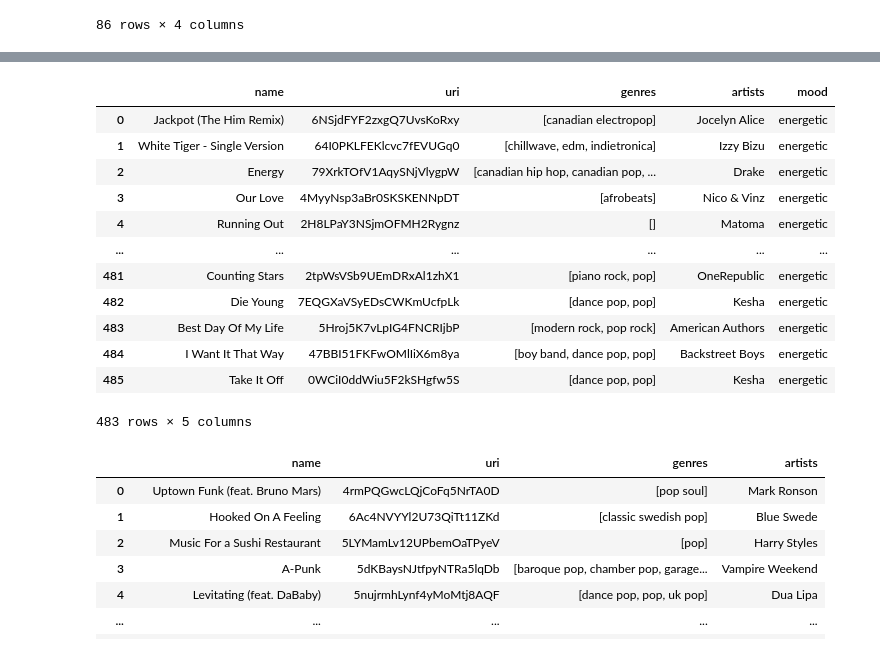
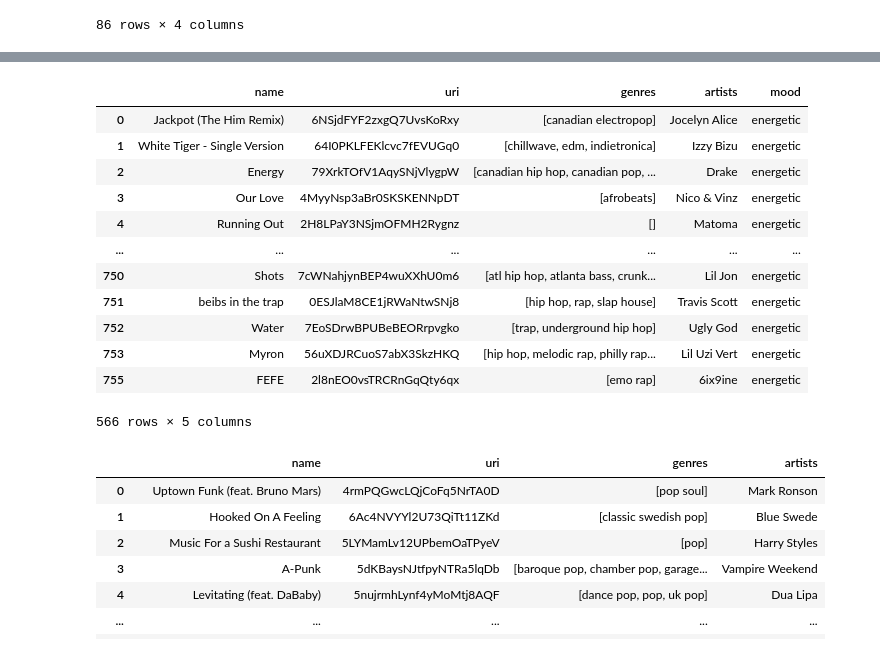
Before and after one commit to chriskontsis/AiTunes, a Jupyter notebook: Reccomender/SongRec.ipynb, the cells around one changed output, grey strips where cells are left out. Cells and saved outputs as stored; diff of their text form; code cells hidden in the pictures.

```diff
--- a/Reccomender/SongRec.ipynb
+++ b/Reccomender/SongRec.ipynb
@@ -78,3 +78,6 @@ energetic_df3
 | 84 | I Want It That Way | 47BBI51FKFwOMlIiX6m8ya | [boy band, dance pop, pop] | Backstreet Boys |
 | 85 | Take It Off | 0WCiI0ddWiu5F2kSHgfw5S | [dance pop, pop] | Kesha |
 86 rows × 4 columns
+# %%
+energetic_df4 = spotify_wrapper.getSongsFromPlaylist('1uWowJCSnkS5mD5gWMCHFM', 'y1ic7wnqarvronavth09u2nj5')
+energetic_df4
@@ -81,22 +98,22 @@ energetic_df3
 # %%
 #Energetic Concanation
-energetic_df = pd.concat([energetic_df, energetic_df2, energetic_df3], ignore_index=True).drop_duplicates(subset=['name'])
+energetic_df = pd.concat([energetic_df, energetic_df2, energetic_df3, energetic_df4], ignore_index=True).drop_duplicates(subset=['name'])
 energetic_df['mood'] = 'energetic'
 energetic_df
 # %% [output]
 |  | name | uri | genres | artists | mood |
 | 0 | Jackpot (The Him Remix) | 6NSjdFYF2zxgQ7UvsKoRxy | [canadian electropop] | Jocelyn Alice | energetic |
 | 1 | White Tiger - Single Version | 64I0PKLFEKlcvc7fEVUGq0 | [chillwave, edm, indietronica] | Izzy Bizu | energetic |
 | 2 | Energy | 79XrkTOfV1AqySNjVlygpW | [canadian hip hop, canadian pop, ... | Drake | energetic |
 | 3 | Our Love | 4MyyNsp3aBr0SKSKENNpDT | [afrobeats] | Nico & Vinz | energetic |
 | 4 | Running Out | 2H8LPaY3NSjmOFMH2Rygnz | [] | Matoma | energetic |
 | ... | ... | ... | ... | ... | ... |
-| 481 | Counting Stars | 2tpWsVSb9UEmDRxAl1zhX1 | [piano rock, pop] | OneRepublic | energetic |
-| 482 | Die Young | 7EQGXaVSyEDsCWKmUcfpLk | [dance pop, pop] | Kesha | energetic |
-| 483 | Best Day Of My Life | 5Hroj5K7vLpIG4FNCRIjbP | [modern rock, pop rock] | American Authors | energetic |
-| 484 | I Want It That Way | 47BBI51FKFwOMlIiX6m8ya | [boy band, dance pop, pop] | Backstreet Boys | energetic |
-| 485 | Take It Off | 0WCiI0ddWiu5F2kSHgfw5S | [dance pop, pop] | Kesha | energetic |
+| 750 | Shots | 7cWNahjynBEP4wuXXhU0m6 | [atl hip hop, atlanta bass, crunk... | Lil Jon | energetic |
+| 751 | beibs in the trap | 0ESJlaM8CE1jRWaNtwSNj8 | [hip hop, rap, slap house] | Travis Scott | energetic |
+| 752 | Water | 7EoSDrwBPUBeBEORrpvgko | [trap, underground hip hop] | Ugly God | energetic |
+| 753 | Myron | 56uXDJRCuoS7abX3SkzHKQ | [hip hop, melodic rap, philly rap... | Lil Uzi Vert | energetic |
+| 755 | FEFE | 2l8nEO0vsTRCRnGqQty6qx | [emo rap] | 6ix9ine | energetic |
-483 rows × 5 columns
+566 rows × 5 columns
 # %%
 happy_df1 = spotify_wrapper.getSongsFromPlaylist('4AnAUkQNrLKlJCInZGSXRO', 'Indiemono')
 happy_df1
```
Also changed, not shown: parts of 9 cells of this notebook.
